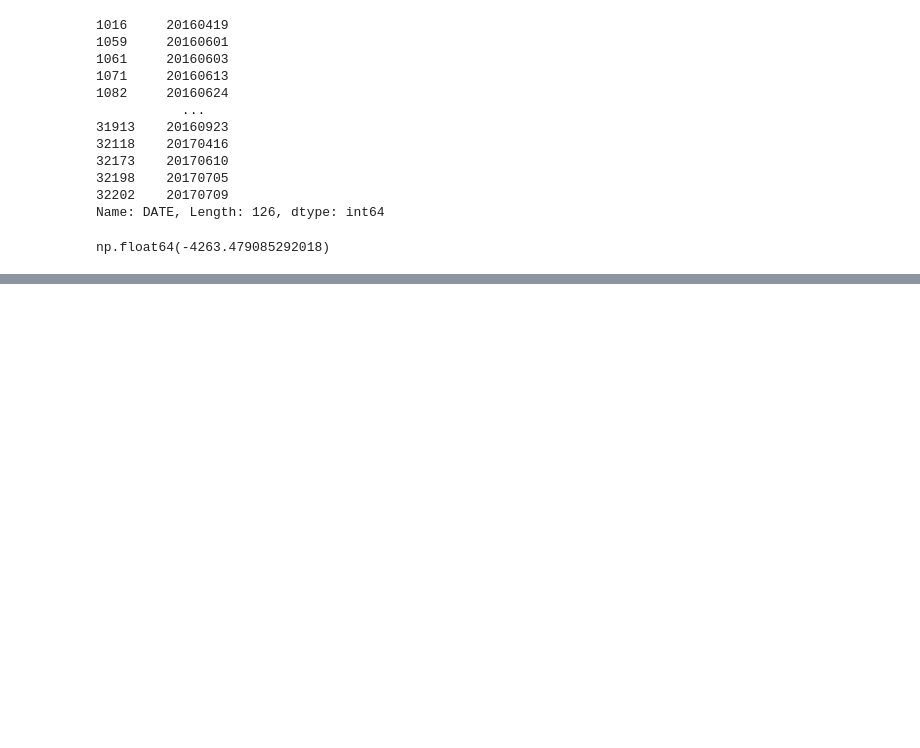
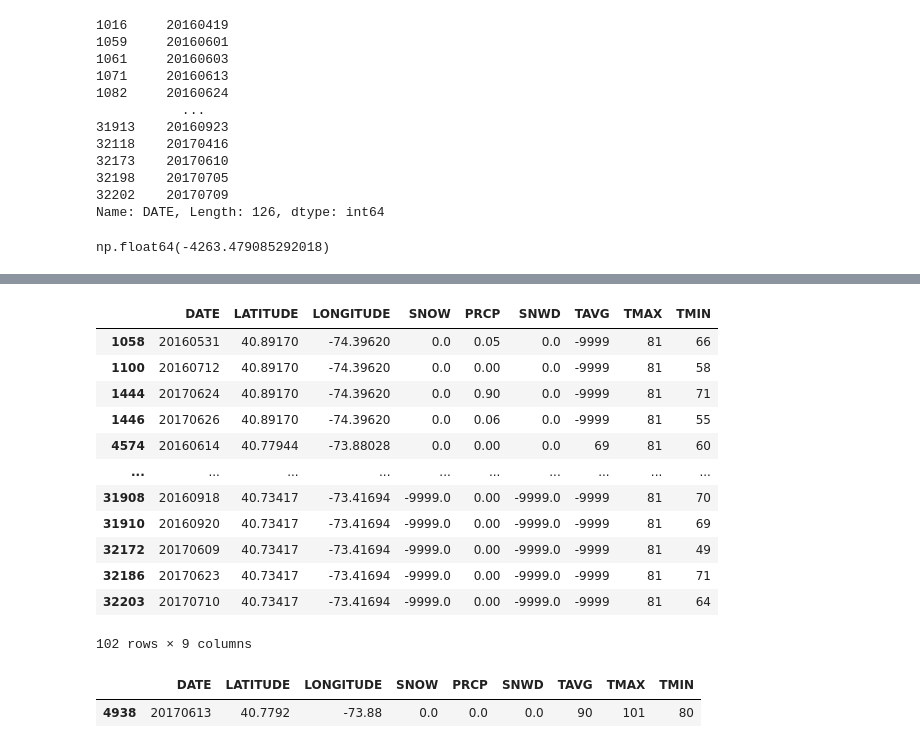
Before and after one commit to BalaMahalakshmi/Python, a Jupyter notebook: pandas.ipynb, the cells around one changed output, grey strips where cells are left out. Cells and saved outputs as stored; diff of their text form; code cells hidden in the pictures; blank space fills up the shorter version.

```diff
--- a/pandas.ipynb
+++ b/pandas.ipynb
@@ -43,0 +157,21 @@ np.float64(-4263.479085292018)
+# %%
+df[df.TMAX==81]
+# %% [output]
+|  | DATE | LATITUDE | LONGITUDE | SNOW | PRCP | SNWD | TAVG | TMAX | TMIN |
+| 1058 | 20160531 | 40.89170 | -74.39620 | 0.0 | 0.05 | 0.0 | -9999 | 81 | 66 |
+| 1100 | 20160712 | 40.89170 | -74.39620 | 0.0 | 0.00 | 0.0 | -9999 | 81 | 58 |
+| 1444 | 20170624 | 40.89170 | -74.39620 | 0.0 | 0.90 | 0.0 | -9999 | 81 | 71 |
+| 1446 | 20170626 | 40.89170 | -74.39620 | 0.0 | 0.06 | 0.0 | -9999 | 81 | 55 |
+| 4574 | 20160614 | 40.77944 | -73.88028 | 0.0 | 0.00 | 0.0 | 69 | 81 | 60 |
+| ... | ... | ... | ... | ... | ... | ... | ... | ... | ... |
+| 31908 | 20160918 | 40.73417 | -73.41694 | -9999.0 | 0.00 | -9999.0 | -9999 | 81 | 70 |
+| 31910 | 20160920 | 40.73417 | -73.41694 | -9999.0 | 0.00 | -9999.0 | -9999 | 81 | 69 |
+| 32172 | 20170609 | 40.73417 | -73.41694 | -9999.0 | 0.00 | -9999.0 | -9999 | 81 | 49 |
+| 32186 | 20170623 | 40.73417 | -73.41694 | -9999.0 | 0.00 | -9999.0 | -9999 | 81 | 71 |
+| 32203 | 20170710 | 40.73417 | -73.41694 | -9999.0 | 0.00 | -9999.0 | -9999 | 81 | 64 |
+102 rows × 9 columns
+# %%
+df[df.TMAX==df.TMAX.max()]
+# %% [output]
+|  | DATE | LATITUDE | LONGITUDE | SNOW | PRCP | SNWD | TAVG | TMAX | TMIN |
+| 4938 | 20170613 | 40.7792 | -73.88 | 0.0 | 0.0 | 0.0 | 90 | 101 | 80 |
```
Also changed, not shown: parts of 16 cells of this notebook.
